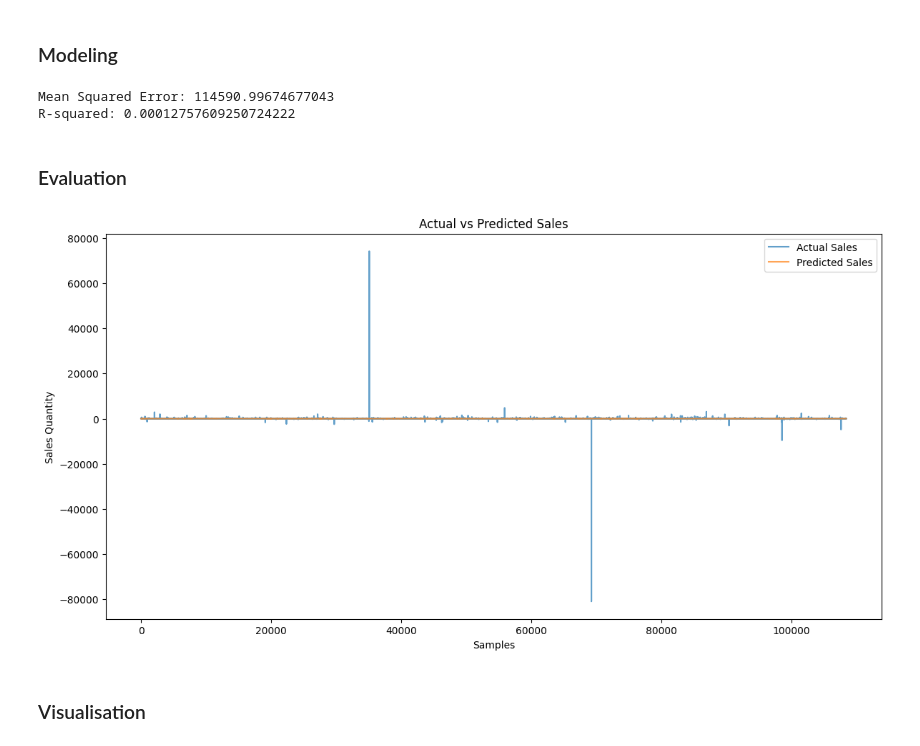
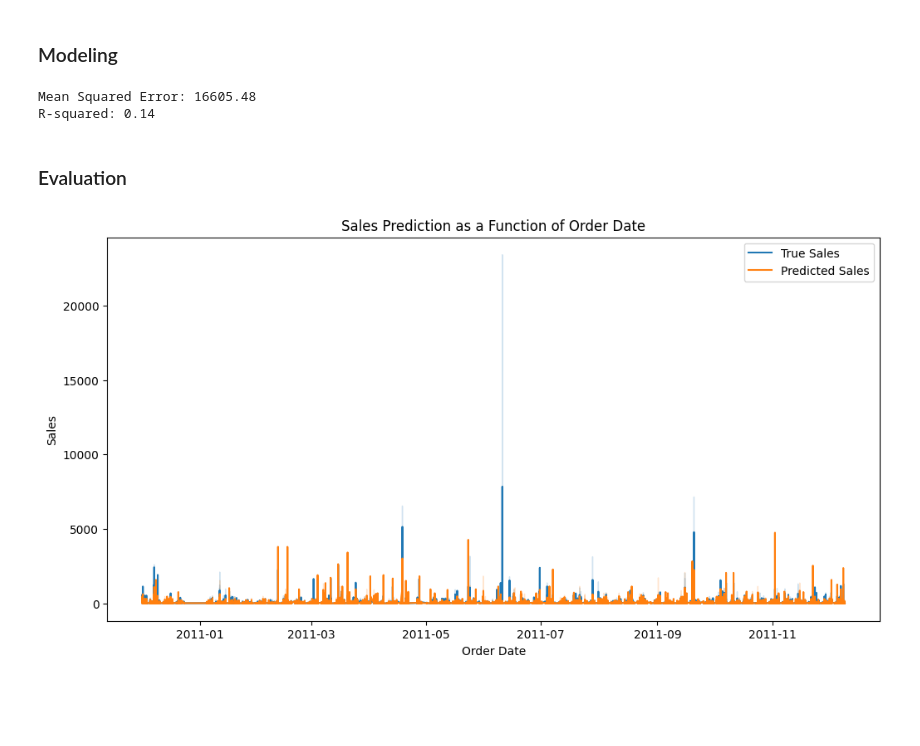
Before and after one commit to ramya1907/sales-forecast, a Jupyter notebook: sales-forecast.ipynb, the cells around one changed output. Cells and saved outputs as stored; diff of their text form; code cells hidden in the pictures; blank space fills up the shorter version.

```diff
--- a/sales-forecast.ipynb
+++ b/sales-forecast.ipynb
@@ -84,12 +116,13 @@ df['Month'] = df['InvoiceDate'].dt.month
 df['Day'] = df['InvoiceDate'].dt.day
 df['WeekOfYear'] = df['InvoiceDate'].dt.isocalendar().week
 
-# Convert categorical variables to numerical ones
-df['CustomerID'] = df['CustomerID'].astype(int)
+# Convert to category data type (as numerical representation) for ML algorithm to process it better
+df['StockCode'] = df['StockCode'].astype('category').cat.codes
+df['CustomerID'] = df['CustomerID'].astype('category').cat.codes
+df['Country'] = df['Country'].astype('category').cat.codes
 
-# Convert stockcode to category data type (as numerical representation) for ML algorithm to process it better
-df['StockCode'] = df['StockCode'].astype('category').cat.codes
-
+#Create a column for revenue
+df['Revenue'] = df['Quantity'] * df['UnitPrice']
 # Display the first few rows to verify changes
 print(df.head())
 # %% [output]
@@ -117,8 +150,8 @@ print(df.head())
 ### Modeling
 # %%
 # Select features and target variable
-X = df[['Year', 'Month', 'Day', 'WeekOfYear', 'CustomerID', 'StockCode', 'UnitPrice']]
-y = df['Quantity']
+X = df[['Quantity', 'Year', 'Month', 'CustomerID', 'StockCode', 'UnitPrice', 'Country']]
+y = df['Revenue']
 
 # Split the data into training and testing sets
 X_train, X_test, y_train, y_test = train_test_split(X, y, test_size=0.2, random_state=42)
@@ -134,24 +167,36 @@ y_pred = model.predict(X_test)
 mse = mean_squared_error(y_test, y_pred)
 r2 = r2_score(y_test, y_pred)
 
-print(f'Mean Squared Error: {mse}')
-print(f'R-squared: {r2}')
+print(f'Mean Squared Error: {mse:.2f}')
+print(f'R-squared: {r2:.2f}')
 # %% [output]
-Mean Squared Error: 114590.99674677043
-R-squared: 0.00012757609250724222
+Mean Squared Error: 16605.48
+R-squared: 0.14
 # %% [markdown]
 ### Evaluation
-# %%
-# Plot actual vs predicted sales
-plt.figure(figsize=(14, 7))
-plt.plot(y_test.values, label='Actual Sales', alpha=0.7)
-plt.plot(y_pred, label='Predicted Sales', alpha=0.7)
-plt.title('Actual vs Predicted Sales')
-plt.xlabel('Samples')
-plt.ylabel('Sales Quantity')
-plt.legend()
-plt.show()
-# %% [output]
-[figure, removed]
-# %% [markdown]
-### Visualisation
+# %%
+# Create a copy of the test set and add the 'InvoiceDate', 'true_sales', and 'predicted_sales' columns
+test_df = df.loc[X_test.index].copy()
+test_df['true_sales'] = y_test  # Add the true sales values to the test set
+test_df['predicted_sales'] = y_pred  # Add the predicted sales values to the test set
+
+# Sort the test set by 'InvoiceDate'
+test_df.sort_values(by='InvoiceDate', inplace=True)
+
+# Create a line plot of sales predictions as a function of ORDERDATE
+plt.figure(figsize=(12, 6))
+
+# Plot the true sales values against the ORDERDATE
+sns.lineplot(data=test_df, x='InvoiceDate', y='true_sales', label='True Sales')
+
+# Plot the predicted sales values against the ORDERDATE
+sns.lineplot(data=test_df, x='InvoiceDate', y='predicted_sales', label='Predicted Sales')
+
+# Set the x-axis label
+plt.xlabel('Order Date')
+plt.ylabel('Sales')
+plt.title('Sales Prediction as a Function of Order Date')
+plt.legend()
+plt.show()
+# %% [output]
+[figure, added]
```
Also changed, not shown: parts of 10 cells of this notebook.
